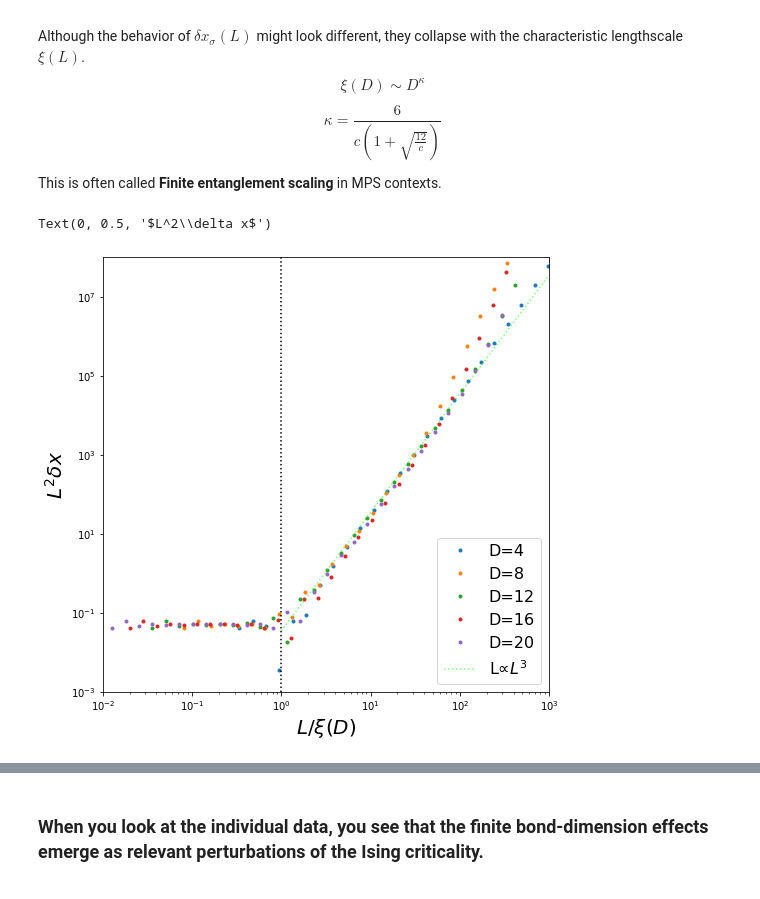
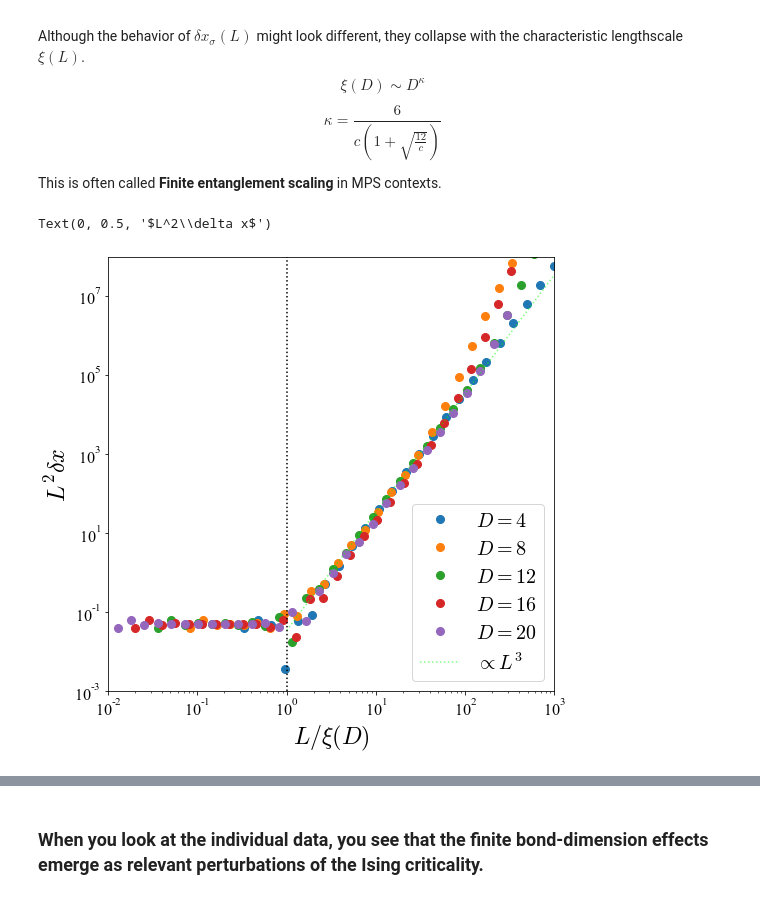
Before and after one commit to dartsushi/Loop-TNR_RGflow, a Jupyter notebook: RG_flow_tutorial.ipynb, the cells around one changed output, grey strips where cells are left out. Cells and saved outputs as stored; diff of their text form; code cells hidden in the pictures.

```diff
--- a/RG_flow_tutorial.ipynb
+++ b/RG_flow_tutorial.ipynb
@@ -112,12 +112,17 @@ def parabola_fit(x,a,b):
 l_list=2**(np.linspace(1.5,1+0.5*len(data[0]),len(data[0])))
 fd,cov=curve_fit(parabola_fit,l_list[1:8],lE0_list[-1,1:8])
 # %%
+plt.rcParams['mathtext.fontset'] = 'cm'
+plt.rcParams['xtick.labelsize'] = 16
+plt.rcParams['ytick.labelsize'] = 16
+plt.rcParams["font.family"] = "Times New Roman"
+
 plt.figure(figsize=(8,8))
 plt.plot(l_list,lE0_list[-1],".")
 plt.plot(np.linspace(0,7e4,1000),parabola_fit(np.linspace(0,7e4,1000),fd[0],1),":",label="Fit")
 plt.title(r"$\epsilon_0={0}$ and $c={1}$".format(np.round(fd[0],3),np.round(-fd[1]*6/np.pi,5)),fontsize=20)
-plt.ylabel("$L*E_0$",fontsize=20)
-plt.xlabel("L",fontsize=20)
+plt.ylabel(r"$LE_0$",fontsize=24)
+plt.xlabel(r"$L$",fontsize=24)
 plt.xlim(0,7e4)
 # %% [output]
 (0.0, 70000.0)
@@ -143,14 +148,14 @@ delta_sigma = gap_list - 1/8
 plt.figure(figsize=(8,8))
 color_list= ["r", "g", "b", "c", "m"]
 for i in range(5):
-    plt.plot(l_list,(gap_list[i]-0.125),".",color=color_list[i],label="D={}".format(D_list[i]))
-    plt.plot(l_list,-(gap_list[i]-0.125),"+",color=color_list[i])
-plt.plot(l_list,0.5e-1* l_list**(-2),":",color="black",alpha = 0.5,label="L∝$L^{-2}$")
+    plt.plot(l_list,(gap_list[i]-0.125),".",color=color_list[i],label="$D={}$".format(D_list[i]),markersize=12)
+    plt.plot(l_list,-(gap_list[i]-0.125),"+",color=color_list[i],markersize=16)
+plt.plot(l_list,0.5e-1* l_list**(-2),":",color="black",alpha = 0.5,label="$\propto L^{-2}$")
 plt.xscale("log")
 plt.yscale("log")
 plt.xlim(2,l_list[-1]*4*2)
 plt.ylim(1e-7,1)
-plt.legend(loc="lower right",fontsize=16)
-plt.xlabel("L",fontsize=20)
-plt.ylabel("$\delta x_\sigma$",fontsize=20)
+plt.legend(loc="lower right",fontsize=20)
+plt.xlabel(r"$L$",fontsize=24)
+plt.ylabel(r"$\delta x_\sigma(L)$",fontsize=24)
 # %% [output]
@@ -169,19 +174,19 @@ kappa=6/(0.5*(1+np.sqrt(24)))
 # %%
 plt.figure(figsize=(8,8))
 for i in range(5):
-    plt.plot(l_list/(0.5*D_list[i]**kappa),abs(gap_list[i]-0.125)*l_list**2,".",label="D={}".format(D_list[i]))
-plt.plot(np.linspace(1,1000,1000),0.035*np.linspace(1,1000,1000)**3,":",color="lime",alpha=0.5,label="L∝$L^3$")
+    plt.plot(l_list/(0.5*D_list[i]**kappa),abs(gap_list[i]-0.125)*l_list**2,".",label="$D={}$".format(D_list[i]),markersize=16)
+plt.plot(np.linspace(1,1000,1000),0.035*np.linspace(1,1000,1000)**3,":",color="lime",alpha=0.5,label="$\propto L^3$")
 plt.xscale("log")
 plt.yscale("log")
 plt.xlim(1e-2,1e3)
 plt.ylim(1e-3,1e8)
 plt.axvline(1.,linestyle=":",color="black")
-plt.legend(loc="lower right",fontsize=16)
-plt.xlabel(r'$L/\xi(D)$',fontsize=20)
-plt.ylabel("$L^2\delta x$",fontsize=20)
+plt.legend(loc="lower right",fontsize=20)
+plt.xlabel(r'$L/\xi(D)$',fontsize=24)
+plt.ylabel("$L^2\delta x$",fontsize=24)
 # %% [output]
 Text(0, 0.5, '$L^2\\delta x$')
-[figure, old version]
+[figure, new version]
 # %%
 plt.figure(figsize=(8,8))
 i=3
```
Also changed, not shown: parts of 5 cells of this notebook.
